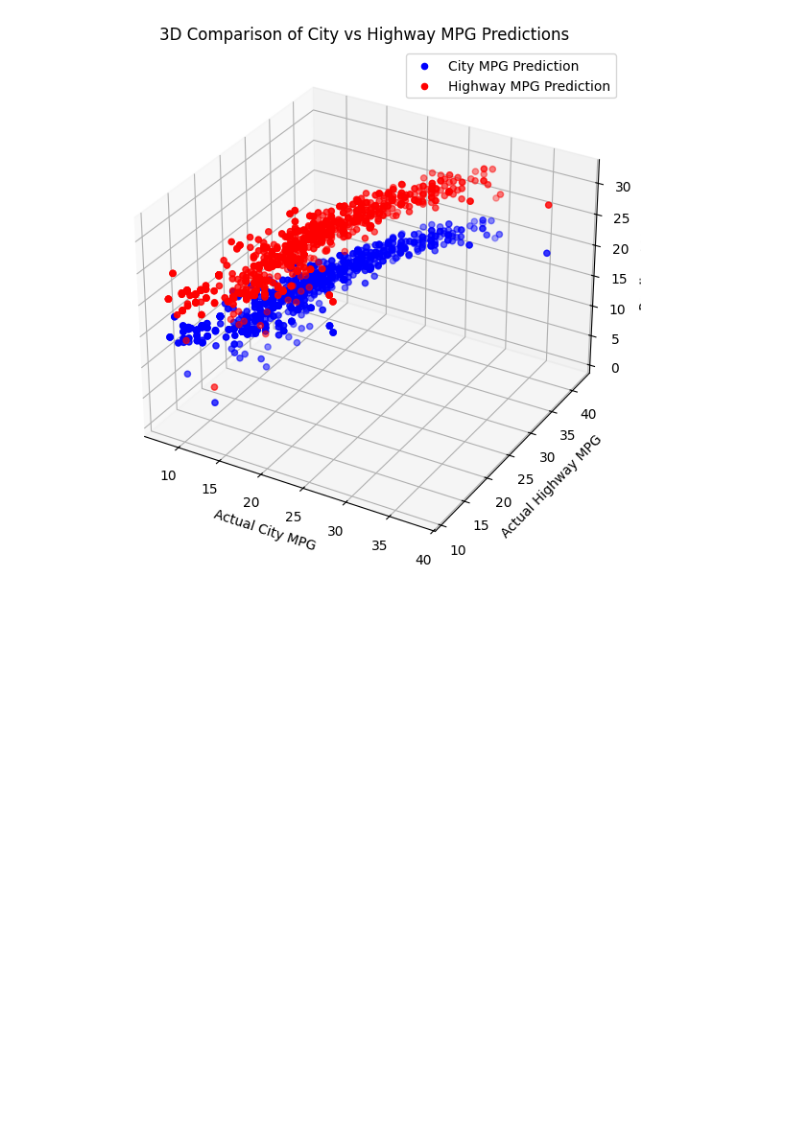
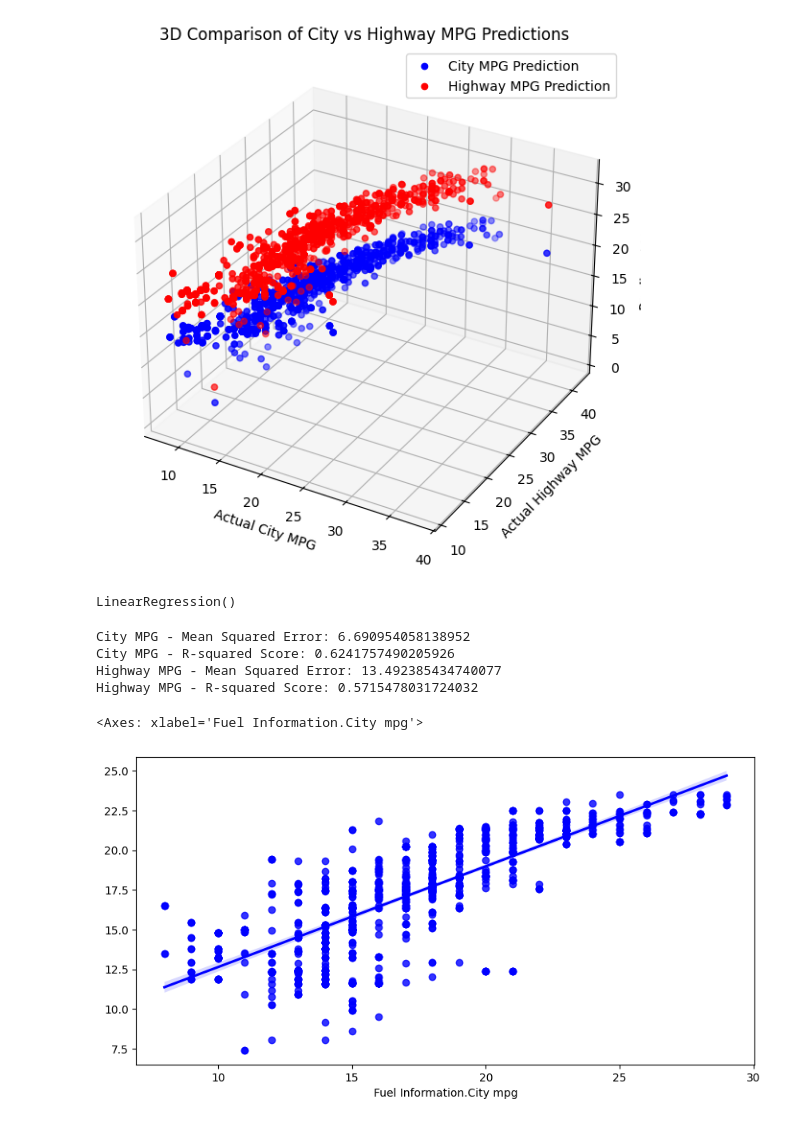
Before and after one commit to Siva290599/Project-1-Cars-Multiple-Linear-Regression, a Jupyter notebook: Project_1_Cars_Multiple_Linear_Regression.ipynb, the cells around one changed output. Drawn from its saved outputs; the diff is of its cells as text; code cells hidden in the pictures; blank space fills up the shorter version.

```diff
--- a/Project_1_Cars_Multiple_Linear_Regression.ipynb
+++ b/Project_1_Cars_Multiple_Linear_Regression.ipynb
@@ -118,0 +130,41 @@ plt.show()
+# %%
+X = df[[
+    "Engine Information.Number of Forward Gears",
+    "Engine Information.Engine Statistics.Horsepower",
+    "Engine Information.Engine Statistics.Torque"
+]]
+Y_city = df["Fuel Information.City mpg"]
+Y_highway = df["Fuel Information.Highway mpg"]
+# %%
+X_train, X_test, Y_city_train, Y_city_test = train_test_split(X, Y_city, test_size=0.2, random_state=42)
+X_train, X_test, Y_highway_train, Y_highway_test = train_test_split(X, Y_highway, test_size=0.2, random_state=42)
+# %%
+model_city = LinearRegression()
+model_highway = LinearRegression()
+model_city.fit(X_train, Y_city_train)
+model_highway.fit(X_train, Y_highway_train)
+# %% [output]
+LinearRegression()
+# %%
+y_city_pred = model_city.predict(X_test)
+y_highway_pred = model_highway.predict(X_test)
+# %%
+mse_city = mean_squared_error(Y_city_test, y_city_pred)
+r2_city = r2_score(Y_city_test, y_city_pred)
+mse_highway = mean_squared_error(Y_highway_test, y_highway_pred)
+r2_highway = r2_score(Y_highway_test, y_highway_pred)
+print("City MPG - Mean Squared Error:", mse_city)
+print("City MPG - R-squared Score:", r2_city)
+print("Highway MPG - Mean Squared Error:", mse_highway)
+print("Highway MPG - R-squared Score:", r2_highway)
+# %% [output]
+City MPG - Mean Squared Error: 6.690954058138952
+City MPG - R-squared Score: 0.6241757490205926
+Highway MPG - Mean Squared Error: 13.492385434740077
+Highway MPG - R-squared Score: 0.5715478031724032
+# %%
+plt.figure(figsize=(10,5))
+sns.regplot(x=Y_city_test, y=y_city_pred, label='City MPG', color='blue')
+# %% [output]
+<Axes: xlabel='Fuel Information.City mpg'>
+[figure, added]
```
Also changed, not shown: parts of 6 cells of this notebook.
